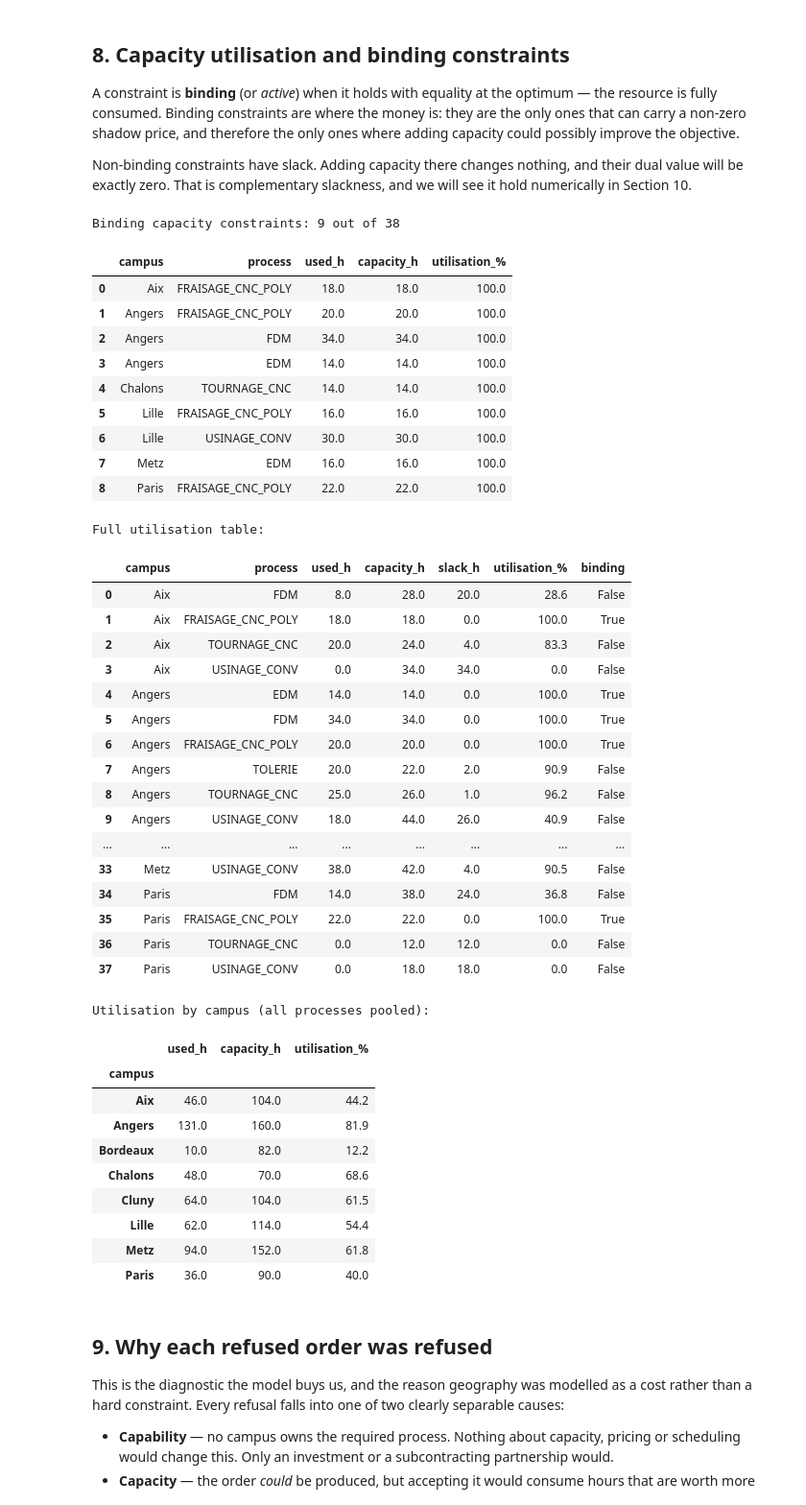
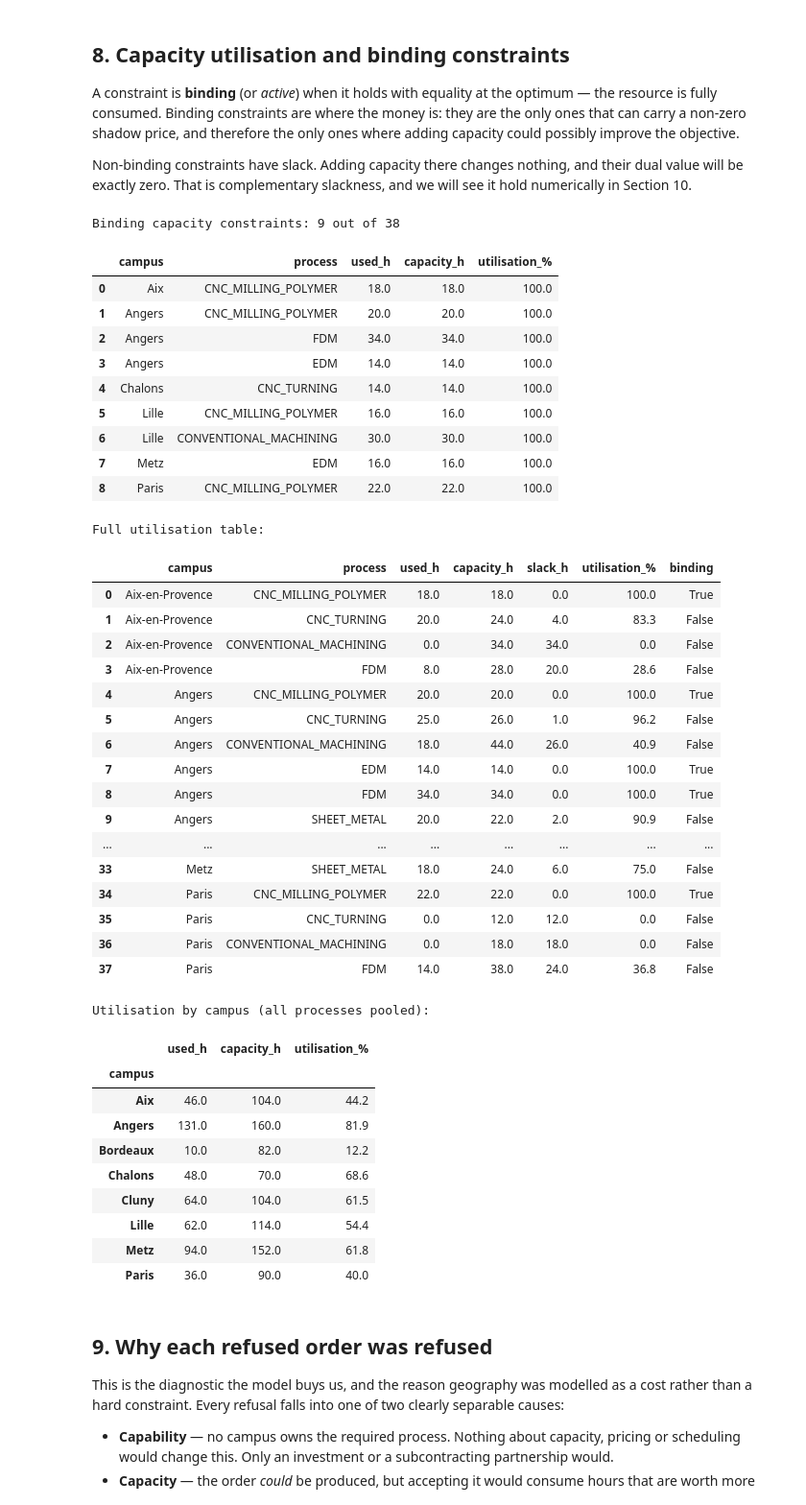
Before and after one commit to TomDemir/multi-site-capacity-allocation-milp, a Jupyter notebook: MILP_Capacity_Allocation_final.ipynb, the cells around one changed output. Shown at 96% size. Cells and saved outputs as stored; diff of their text form; code cells hidden in the pictures.

Commit message:
Use English process identifiers with display-only accents

```diff
--- a/MILP_Capacity_Allocation_final.ipynb
+++ b/MILP_Capacity_Allocation_final.ipynb
@@ -212,8 +212,8 @@ C = list(CAMPUS_COORD)
 # Process types.
 # The first six exist somewhere in the network. The last two form the EXCLUSION PERIMETER:
 # no campus owns them, so no order requiring them can ever be served.
-P_SERVED   = ["TOURNAGE_CNC", "FRAISAGE_CNC_POLY", "USINAGE_CONV", "TOLERIE", "FDM", "EDM"]
-P_EXCLUDED = ["FRAISAGE_CNC_METAL", "ADDITIF_RESINE"]
+P_SERVED   = ["CNC_TURNING", "CNC_MILLING_POLYMER", "CONVENTIONAL_MACHINING", "SHEET_METAL", "FDM", "EDM"]
+P_EXCLUDED = ["CNC_MILLING_METAL", "ADDITIVE_RESIN"]
 P = P_SERVED + P_EXCLUDED
 
 print(f"{len(C)} campuses, {len(P)} process types "
@@ -530,7 +541,7 @@ for i in I:
         c = accepted[i]
         km = d.loc[i, c]
         rows.append({
-            "order": i, "client_city": city[i], "status": "ACCEPTED",
+            "order": i, "client_city": CITY_LABEL[city[i]], "status": "ACCEPTED",
             "campus": c, "km": round(km),
             "gross_margin": margin[i],
             "logistics": round(TAU*km, 1),
@@ -540,7 +551,7 @@ for i in I:
         })
     else:
         rows.append({
-            "order": i, "client_city": city[i], "status": "REFUSED",
+            "order": i, "client_city": CITY_LABEL[city[i]], "status": "REFUSED",
             "campus": "-", "km": None,
             "gross_margin": margin[i], "logistics": None, "net_margin": 0.0,
             "_net_exact": 0.0,
@@ -554,7 +565,8 @@ solution = pd.DataFrame(rows).set_index("order")
 # error per order. Comparing rounded figures would force an artificially loose
 # tolerance, which would only be hiding a display artefact. Keeping an unrounded
 # column lets the check stay at solver precision.
-display(solution.drop(columns=["_net_exact"]))
+display(solution.drop(columns=["_net_exact"])
+        .assign(campus=lambda f: f.campus.map(lambda v: CAMPUS_LABEL.get(v, v))))
 
 exact_sum = solution.loc[solution.status == "ACCEPTED", "_net_exact"].sum()
 print(f"\nSum of net margins of accepted orders (exact): {exact_sum:,.6f} EUR")
@@ -596,7 +608,7 @@ for i, c in accepted.items():
     compat = [cc for cc in C if (i, cc) in x]
     nearest = min(compat, key=lambda cc: d.loc[i, cc])
     nearest_rows.append({
-        "order": i, "client_city": city[i],
+        "order": i, "client_city": CITY_LABEL[city[i]],
         "assigned": c, "km_assigned": round(d.loc[i, c]),
         "nearest_compatible": nearest, "km_nearest": round(d.loc[i, nearest]),
         "extra_km": round(d.loc[i, c] - d.loc[i, nearest]),
@@ -723,56 +735,57 @@ for c in C:
         used = sum(h.loc[i, p] for i, cc in accepted.items() if cc == c)
         util_rows.append({
             "campus": c, "process": p,
             "used_h": used, "capacity_h": K.loc[c, p],
             "slack_h": K.loc[c, p] - used,
             "utilisation_%": round(100*used/K.loc[c, p], 1),
             "binding": abs(used - K.loc[c, p]) < 1e-6,
         })
 
 util = pd.DataFrame(util_rows)
 binding = util[util.binding]
 
 print(f"Binding capacity constraints: {len(binding)} out of {len(util)}\n")
 display(binding[["campus","process","used_h","capacity_h","utilisation_%"]]
         .reset_index(drop=True))
 
 print("\nFull utilisation table:")
-display(util.sort_values(["campus","process"]).reset_index(drop=True))
+display(util.sort_values(["campus","process"]).reset_index(drop=True)
+        .assign(campus=lambda f: f.campus.map(CAMPUS_LABEL)))
 
 print("\nUtilisation by campus (all processes pooled):")
 by_campus = util.groupby("campus")[["used_h","capacity_h"]].sum()
 by_campus["utilisation_%"] = (100*by_campus.used_h/by_campus.capacity_h).round(1)
 display(by_campus)
 # %% [output]
 Binding capacity constraints: 9 out of 38
 |  | campus | process | used_h | capacity_h | utilisation_% |
-| 0 | Aix | FRAISAGE_CNC_POLY | 18.0 | 18.0 | 100.0 |
-| 1 | Angers | FRAISAGE_CNC_POLY | 20.0 | 20.0 | 100.0 |
+| 0 | Aix | CNC_MILLING_POLYMER | 18.0 | 18.0 | 100.0 |
+| 1 | Angers | CNC_MILLING_POLYMER | 20.0 | 20.0 | 100.0 |
 | 2 | Angers | FDM | 34.0 | 34.0 | 100.0 |
 | 3 | Angers | EDM | 14.0 | 14.0 | 100.0 |
-| 4 | Chalons | TOURNAGE_CNC | 14.0 | 14.0 | 100.0 |
-| 5 | Lille | FRAISAGE_CNC_POLY | 16.0 | 16.0 | 100.0 |
-| 6 | Lille | USINAGE_CONV | 30.0 | 30.0 | 100.0 |
+| 4 | Chalons | CNC_TURNING | 14.0 | 14.0 | 100.0 |
+| 5 | Lille | CNC_MILLING_POLYMER | 16.0 | 16.0 | 100.0 |
+| 6 | Lille | CONVENTIONAL_MACHINING | 30.0 | 30.0 | 100.0 |
 | 7 | Metz | EDM | 16.0 | 16.0 | 100.0 |
-| 8 | Paris | FRAISAGE_CNC_POLY | 22.0 | 22.0 | 100.0 |
+| 8 | Paris | CNC_MILLING_POLYMER | 22.0 | 22.0 | 100.0 |
 Full utilisation table:
 |  | campus | process | used_h | capacity_h | slack_h | utilisation_% | binding |
-| 0 | Aix | FDM | 8.0 | 28.0 | 20.0 | 28.6 | False |
-| 1 | Aix | FRAISAGE_CNC_POLY | 18.0 | 18.0 | 0.0 | 100.0 | True |
-| 2 | Aix | TOURNAGE_CNC | 20.0 | 24.0 | 4.0 | 83.3 | False |
-| 3 | Aix | USINAGE_CONV | 0.0 | 34.0 | 34.0 | 0.0 | False |
-| 4 | Angers | EDM | 14.0 | 14.0 | 0.0 | 100.0 | True |
-| 5 | Angers | FDM | 34.0 | 34.0 | 0.0 | 100.0 | True |
-| 6 | Angers | FRAISAGE_CNC_POLY | 20.0 | 20.0 | 0.0 | 100.0 | True |
-| 7 | Angers | TOLERIE | 20.0 | 22.0 | 2.0 | 90.9 | False |
-| 8 | Angers | TOURNAGE_CNC | 25.0 | 26.0 | 1.0 | 96.2 | False |
-| 9 | Angers | USINAGE_CONV | 18.0 | 44.0 | 26.0 | 40.9 | False |
+| 0 | Aix-en-Provence | CNC_MILLING_POLYMER | 18.0 | 18.0 | 0.0 | 100.0 | True |
+| 1 | Aix-en-Provence | CNC_TURNING | 20.0 | 24.0 | 4.0 | 83.3 | False |
+| 2 | Aix-en-Provence | CONVENTIONAL_MACHINING | 0.0 | 34.0 | 34.0 | 0.0 | False |
+| 3 | Aix-en-Provence | FDM | 8.0 | 28.0 | 20.0 | 28.6 | False |
+| 4 | Angers | CNC_MILLING_POLYMER | 20.0 | 20.0 | 0.0 | 100.0 | True |
+| 5 | Angers | CNC_TURNING | 25.0 | 26.0 | 1.0 | 96.2 | False |
+| 6 | Angers | CONVENTIONAL_MACHINING | 18.0 | 44.0 | 26.0 | 40.9 | False |
+| 7 | Angers | EDM | 14.0 | 14.0 | 0.0 | 100.0 | True |
+| 8 | Angers | FDM | 34.0 | 34.0 | 0.0 | 100.0 | True |
+| 9 | Angers | SHEET_METAL | 20.0 | 22.0 | 2.0 | 90.9 | False |
 | ... | ... | ... | ... | ... | ... | ... | ... |
-| 33 | Metz | USINAGE_CONV | 38.0 | 42.0 | 4.0 | 90.5 | False |
-| 34 | Paris | FDM | 14.0 | 38.0 | 24.0 | 36.8 | False |
-| 35 | Paris | FRAISAGE_CNC_POLY | 22.0 | 22.0 | 0.0 | 100.0 | True |
-| 36 | Paris | TOURNAGE_CNC | 0.0 | 12.0 | 12.0 | 0.0 | False |
-| 37 | Paris | USINAGE_CONV | 0.0 | 18.0 | 18.0 | 0.0 | False |
+| 33 | Metz | SHEET_METAL | 18.0 | 24.0 | 6.0 | 75.0 | False |
+| 34 | Paris | CNC_MILLING_POLYMER | 22.0 | 22.0 | 0.0 | 100.0 | True |
+| 35 | Paris | CNC_TURNING | 0.0 | 12.0 | 12.0 | 0.0 | False |
+| 36 | Paris | CONVENTIONAL_MACHINING | 0.0 | 18.0 | 18.0 | 0.0 | False |
+| 37 | Paris | FDM | 14.0 | 38.0 | 24.0 | 36.8 | False |
 Utilisation by campus (all processes pooled):
 |  | used_h | capacity_h | utilisation_% |
 | campus |  |  |  |
```
Also changed, not shown: parts of 12 cells of this notebook.
